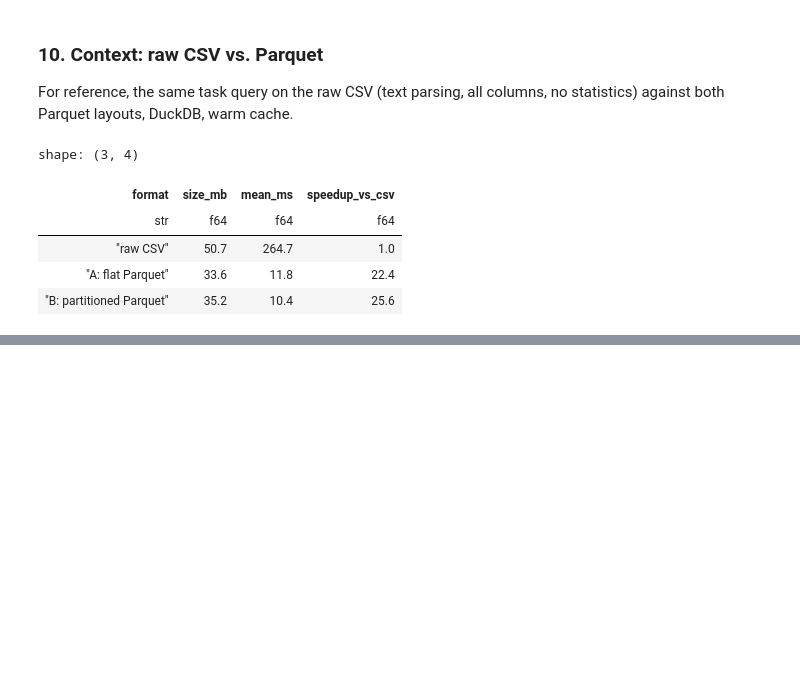
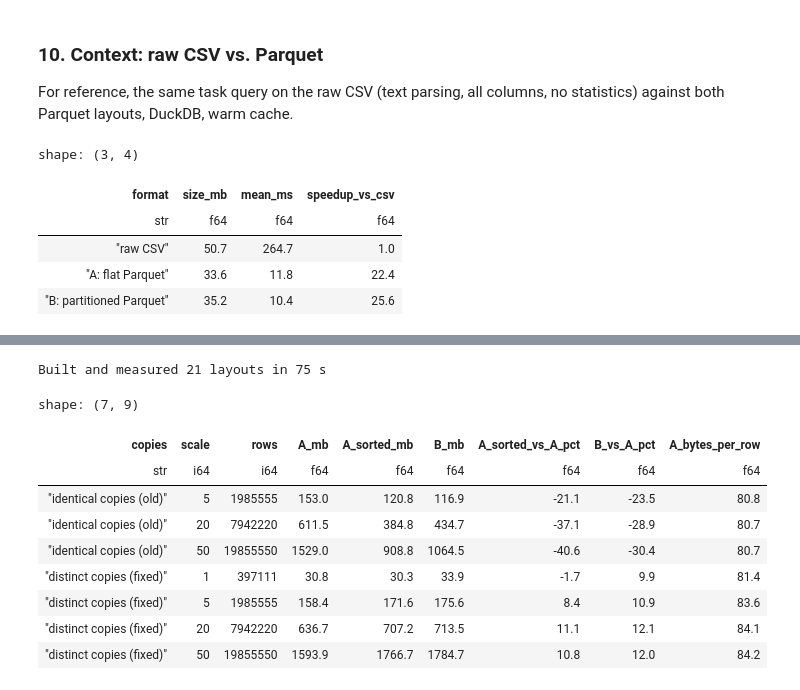
Before and after one commit to Dewaszmi/big-data-exercise-2026, a Jupyter notebook: notebooks/02_cleaning_partitioning.ipynb, the cells around one changed output, grey strips where cells are left out. Cells and saved outputs as stored; diff of their text form; code cells hidden in the pictures; blank space fills up the shorter version.

```diff
--- a/notebooks/02_cleaning_partitioning.ipynb
+++ b/notebooks/02_cleaning_partitioning.ipynb
@@ -836,0 +914,36 @@ shape: (3, 4)
+# %%
+REPL_SCALES = [1, 5, 20, 50]
+repl_scenarios = [monthly_kpis("DL"), monthly_kpis("HA"), all_carriers_kpis()]
+start = time.perf_counter()
+replication = {
+    "identical copies (old)": run_storage_experiment(single_file_path, BENCHMARK_DIR, [5, 20, 50], repl_scenarios, distinct_copies=False),
+    "distinct copies (fixed)": run_storage_experiment(single_file_path, BENCHMARK_DIR, REPL_SCALES, repl_scenarios),
+}
+print(f"Built and measured {sum(r['storage'].height for r in replication.values())} layouts in {time.perf_counter() - start:.0f} s")
+
+replication_storage = (
+    pl.concat([r["storage"].with_columns(copies=pl.lit(name)) for name, r in replication.items()])
+    .with_columns(pl.col("layout").replace_strict(SHORT))
+    .pivot(on="layout", index=["copies", "scale", "rows"], values="size_mb")
+    .select(
+        "copies", "scale", "rows",
+        A_mb=pl.col("A").round(1), A_sorted_mb=pl.col("A'").round(1), B_mb=pl.col("B").round(1),
+        A_sorted_vs_A_pct=((pl.col("A'") / pl.col("A") - 1) * 100).round(1),
+        B_vs_A_pct=((pl.col("B") / pl.col("A") - 1) * 100).round(1),
+        A_bytes_per_row=(pl.col("A") * 1024**2 / pl.col("rows")).round(1),
+    )
+)
+RESULT_TABLES["replication_storage"] = write_csv(replication_storage, BENCHMARK_DIR / "replication_storage.csv")
+replication_storage
+# %% [output]
+Built and measured 21 layouts in 75 s
+shape: (7, 9)
+| copies | scale | rows | A_mb | A_sorted_mb | B_mb | A_sorted_vs_A_pct | B_vs_A_pct | A_bytes_per_row |
+| str | i64 | i64 | f64 | f64 | f64 | f64 | f64 | f64 |
+| "identical copies (old)" | 5 | 1985555 | 153.0 | 120.8 | 116.9 | -21.1 | -23.5 | 80.8 |
+| "identical copies (old)" | 20 | 7942220 | 611.5 | 384.8 | 434.7 | -37.1 | -28.9 | 80.7 |
+| "identical copies (old)" | 50 | 19855550 | 1529.0 | 908.8 | 1064.5 | -40.6 | -30.4 | 80.7 |
+| "distinct copies (fixed)" | 1 | 397111 | 30.8 | 30.3 | 33.9 | -1.7 | 9.9 | 81.4 |
+| "distinct copies (fixed)" | 5 | 1985555 | 158.4 | 171.6 | 175.6 | 8.4 | 10.9 | 83.6 |
+| "distinct copies (fixed)" | 20 | 7942220 | 636.7 | 707.2 | 713.5 | 11.1 | 12.1 | 84.1 |
+| "distinct copies (fixed)" | 50 | 19855550 | 1593.9 | 1766.7 | 1784.7 | 10.8 | 12.0 | 84.2 |
```
Also changed, not shown: parts of 13 cells of this notebook, 9 other files.
